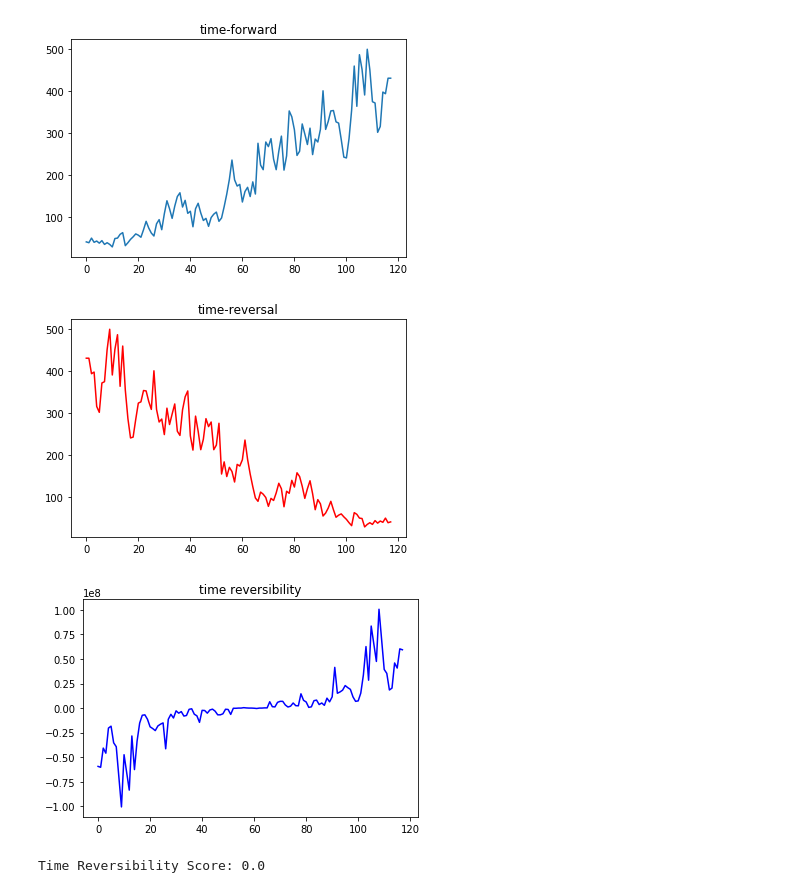
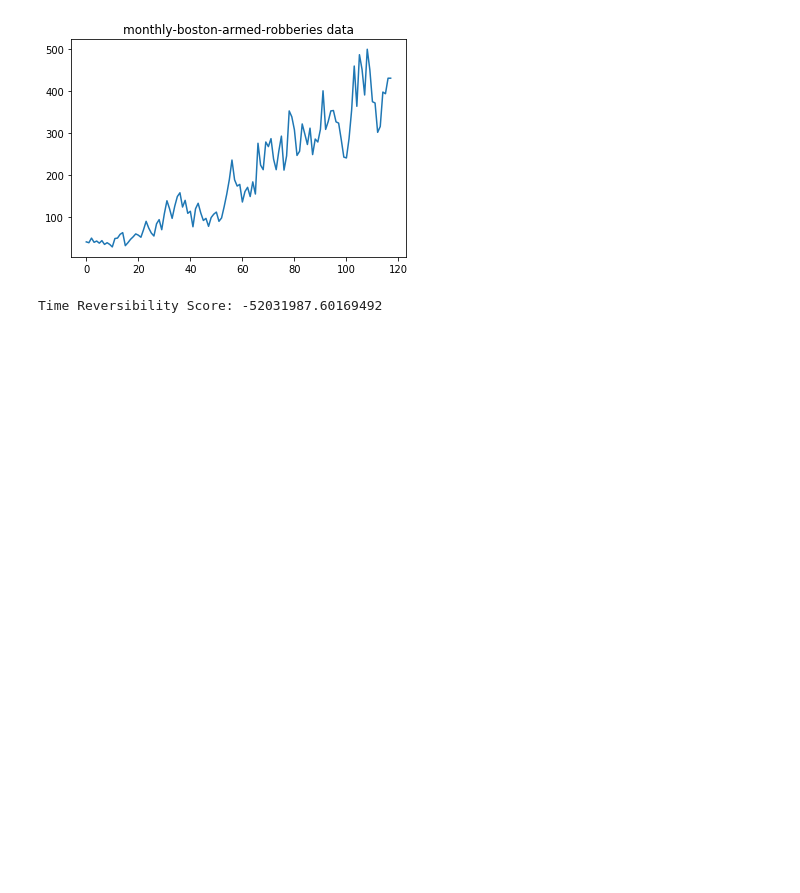
Before and after one commit to ssaru/TIL, a Jupyter notebook: Artificial_Intelligence/Signal_processing/Time reversibility example.ipynb, the cells around one changed output. Saved outputs shown, nothing was run; the diff lists cells and outputs as text; code cells hidden in the pictures; blank space fills up the shorter version.

Commit message:
time reversibility

```diff
--- a/Artificial_Intelligence/Signal_processing/Time reversibility example.ipynb
+++ b/Artificial_Intelligence/Signal_processing/Time reversibility example.ipynb
@@ -1,52 +63,32 @@
 # %%
+%matplotlib inline
 import csv
 import copy
 import matplotlib.pyplot as plt
 
 montly_armed_robberies = list()
 
 with open("monthly-boston-armed-robberies-j.csv") as csv_file:
     csv_reader = csv.reader(csv_file, delimiter=',')
     line_count = 0
 
     for row in csv_reader:
         if line_count == 0:
             line_count += 1
         else:
             if len(row) > 1:
                 montly_armed_robberies.append(int(row[1]))
             line_count += 1
 
-reversal = copy.deepcopy(montly_armed_robberies)
-reversal.reverse()
+time_reversibility = TimeReversibility(tau=3)
+tr_score = time_reversibility(montly_armed_robberies)
 
 plt.figure()
 plt.plot(montly_armed_robberies)
-plt.title("time-forward")
+plt.title("monthly-boston-armed-robberies data")
 plt.show()
 
-plt.figure()
-plt.plot(reversal, color = 'red')
-plt.title("time-reversal")
-plt.show()
-
-# Time reversibility
-# tau = 0
-# N = 118
-time_reversibility_list = list()
-for i in range(len(montly_armed_robberies)):
-    tmp = pow(montly_armed_robberies[i] - reversal[i], 3)
-    time_reversibility_list.append(tmp)
-
-plt.figure()
-plt.plot(time_reversibility_list, color = 'blue')
-plt.title("time reversibility")
-plt.show()
-
-time_reversibility = sum(time_reversibility_list) / len(montly_armed_robberies)
-print("Time Reversibility Score: {}".format(time_reversibility))
+print("Time Reversibility Score: {}".format(tr_score))
 # %% [output]
-[figure, old version]
+[figure, new version]
-[figure, removed]
-[figure, removed]
-Time Reversibility Score: 0.0
+Time Reversibility Score: -52031987.60169492
```
Also changed, not shown: parts of 6 cells of this notebook, 1 other file.
